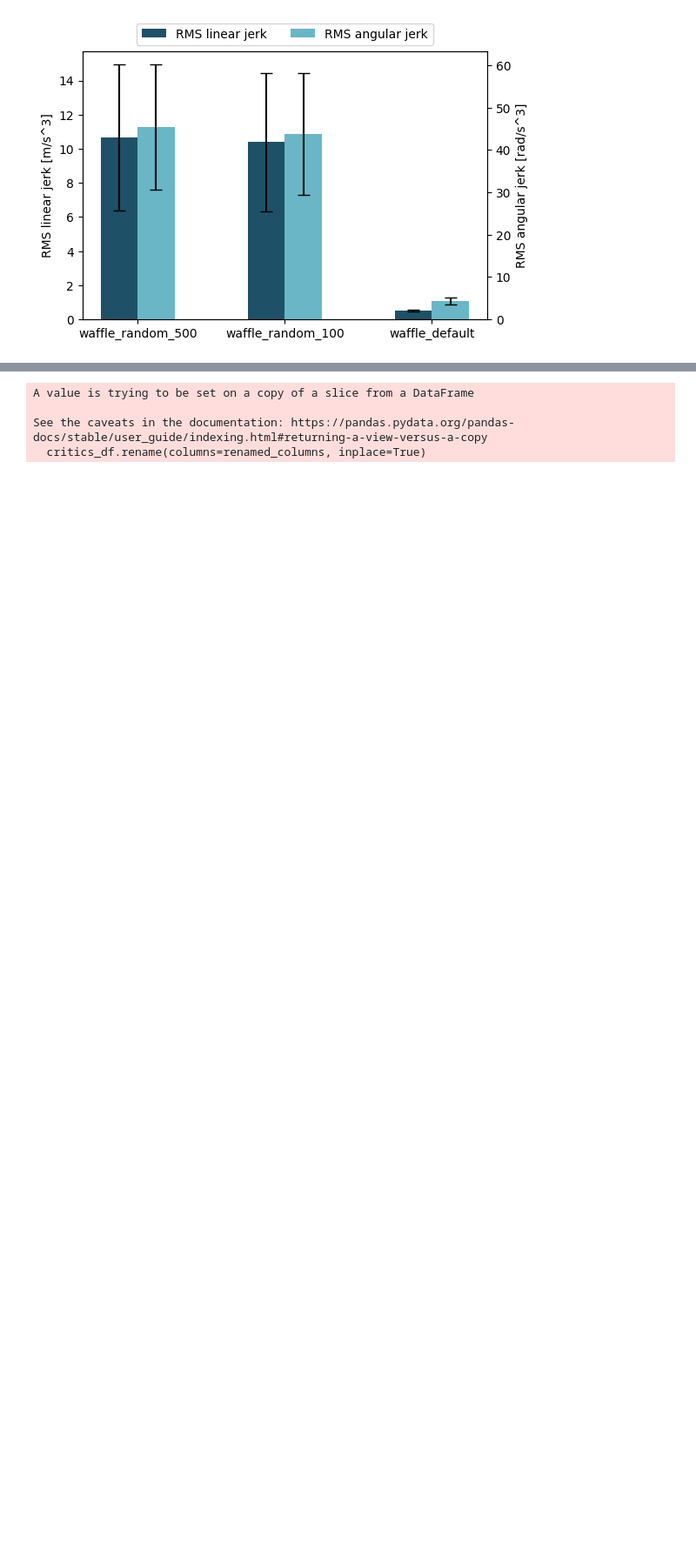
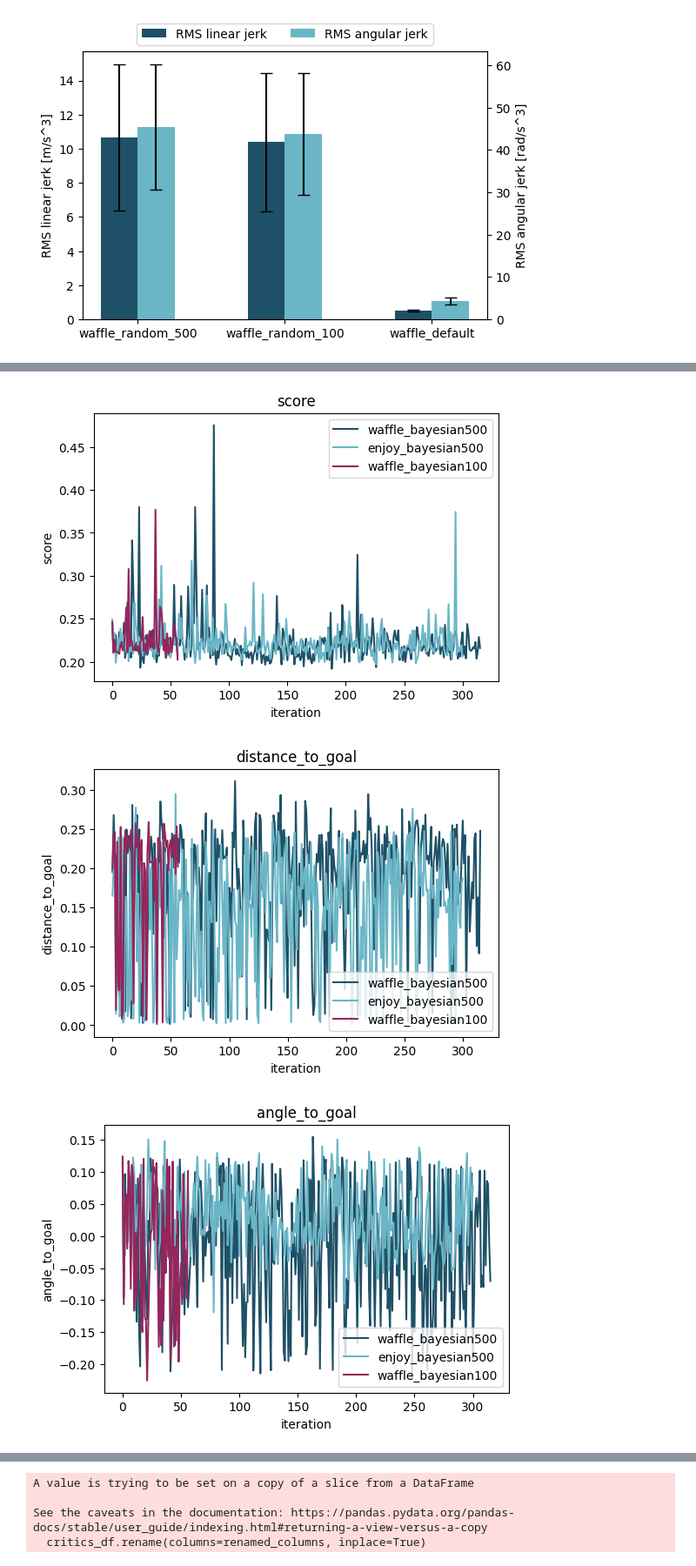
Before and after one commit to turtlewizard73/thesis-mppi-model-ident, a Jupyter notebook: workspace/src/controller_optimization/plots.ipynb, the cells around one changed output, grey strips where cells are left out. Shown at 87% size. Cells and saved outputs as stored; diff of their text form; code cells hidden in the pictures; blank space fills up the shorter version.

```diff
--- a/workspace/src/controller_optimization/plots.ipynb
+++ b/workspace/src/controller_optimization/plots.ipynb
@@ -149,0 +262,41 @@ plt.show()
+# %%
+# eval bayesian optimization
+# use trial_datas_bayesian
+FIGSIZE = (6, 4)
+default_colors = colors
+
+
+def plot_bayes(trial_datas: dict[str, TrialData], colors=default_colors) -> plt.Figure:
+    stuff_to_plot = [
+        'score',
+        'distance_to_goal',
+        'angle_to_goal',
+        'avg_cost',
+        'rms_linear_jerk',
+        'rms_angular_jerk',
+    ]
+
+    figures = []
+    for metric in stuff_to_plot:
+        fig, ax = plt.subplots(num=f'Bayesian optimization: {metric}', figsize=FIGSIZE)
+
+        for i, (name, data) in enumerate(trial_datas.items()):
+            id_ints = np.arange(len(data['id']))
+            ax.plot(id_ints, data[metric], label=name, color=colors[i])
+
+        ax.set_title(metric)
+        ax.set_xlabel('iteration')
+        ax.set_ylabel(metric)
+        ax.legend()
+
+        figures.append(fig)
+
+    return figures
+
+
+figures = plot_bayes(datas_bayes)
+plt.show()
+# %% [output]
+[figure, added]
+[figure, added]
+[figure, added]
```
Also changed, not shown: parts of 10 cells of this notebook, 4 other files.
